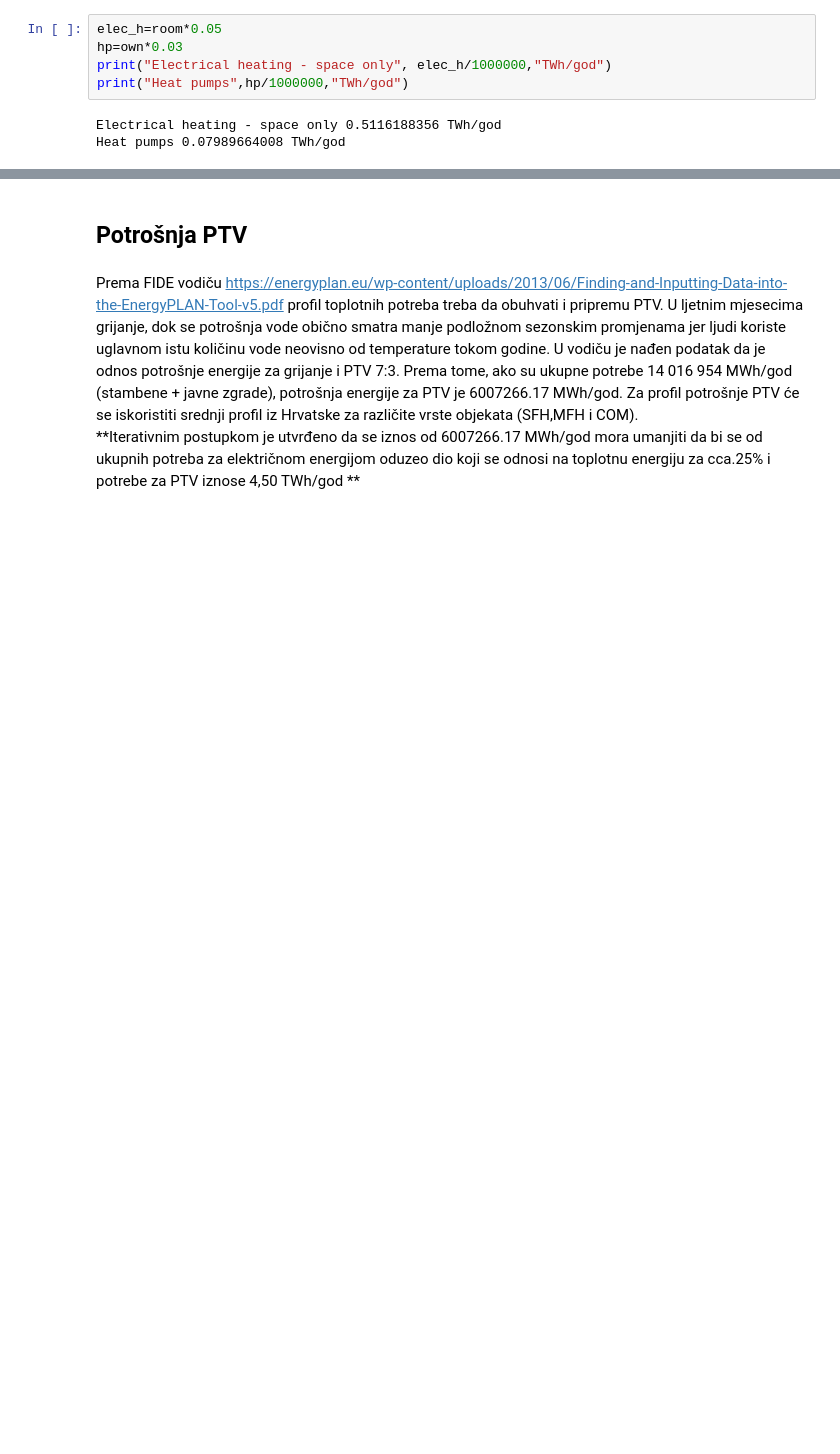
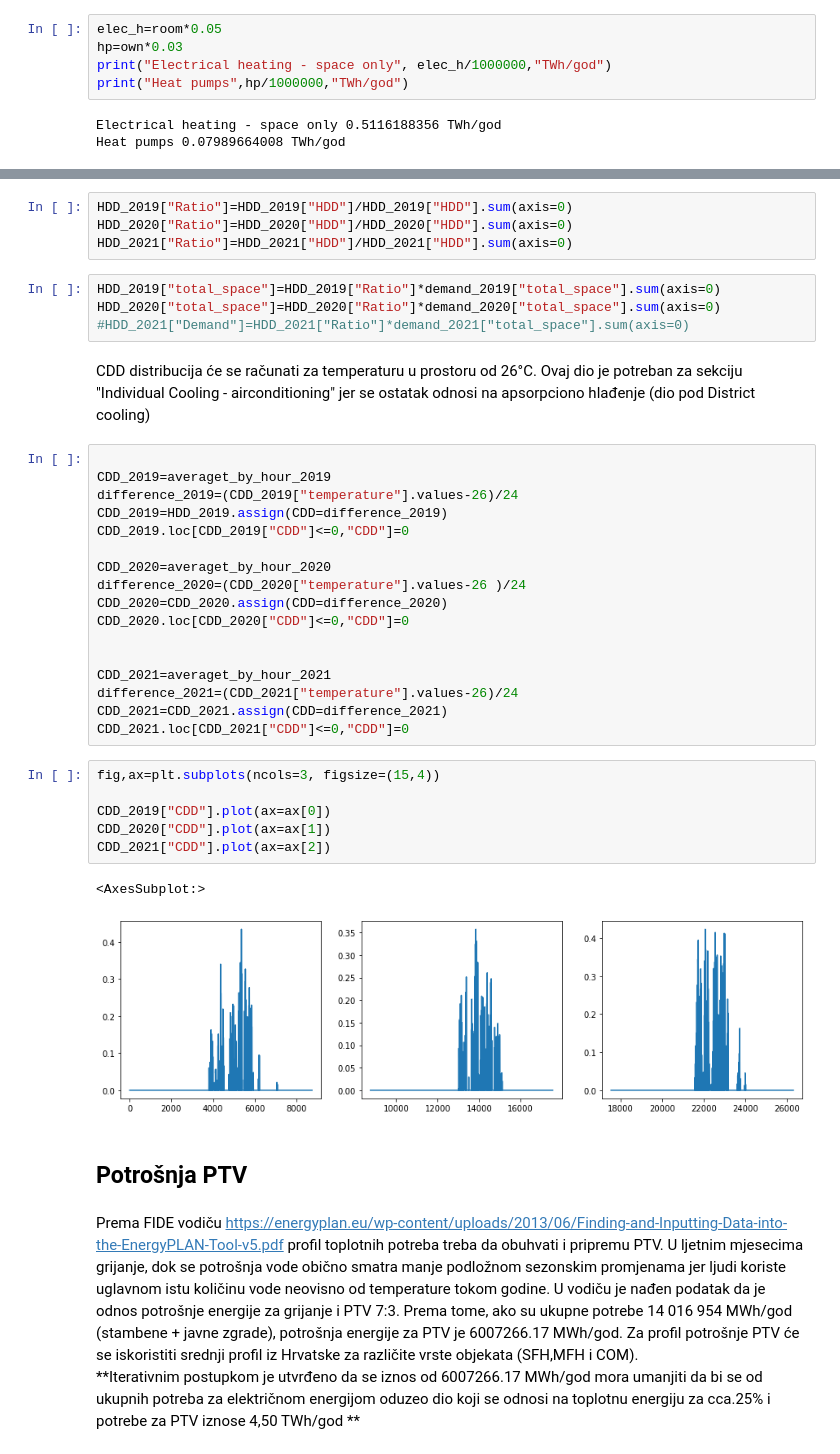
Before and after one commit to ehlimana/Electricity-analysis, a Jupyter notebook: Heat_demand.ipynb, the cells around one changed output, grey strips where cells are left out. Cells and saved outputs as stored; diff of their text form; blank space fills up the shorter version.

Commit message:
Add HDD and CDD method to Heat_demand.ipynb

```diff
--- a/Heat_demand.ipynb
+++ b/Heat_demand.ipynb
@@ -1168,3 +1295,39 @@ Heat pumps 0.07989664008 TWh/god
+# %%
+HDD_2019["Ratio"]=HDD_2019["HDD"]/HDD_2019["HDD"].sum(axis=0)
+HDD_2020["Ratio"]=HDD_2020["HDD"]/HDD_2020["HDD"].sum(axis=0)
+HDD_2021["Ratio"]=HDD_2021["HDD"]/HDD_2021["HDD"].sum(axis=0)
+# %%
+HDD_2019["total_space"]=HDD_2019["Ratio"]*demand_2019["total_space"].sum(axis=0)
+HDD_2020["total_space"]=HDD_2020["Ratio"]*demand_2020["total_space"].sum(axis=0)
+#HDD_2021["Demand"]=HDD_2021["Ratio"]*demand_2021["total_space"].sum(axis=0)
+# %% [markdown]
+CDD distribucija će se računati za temperaturu u prostoru od 26°C. Ovaj dio je potreban za sekciju "Individual Cooling - airconditioning" jer se ostatak odnosi na apsorpciono hlađenje (dio pod District cooling)
+# %%
+
+CDD_2019=averaget_by_hour_2019
+difference_2019=(CDD_2019["temperature"].values-26)/24
+CDD_2019=HDD_2019.assign(CDD=difference_2019)
+CDD_2019.loc[CDD_2019["CDD"]<=0,"CDD"]=0
+
+CDD_2020=averaget_by_hour_2020
+difference_2020=(CDD_2020["temperature"].values-26 )/24
+CDD_2020=CDD_2020.assign(CDD=difference_2020)
+CDD_2020.loc[CDD_2020["CDD"]<=0,"CDD"]=0
+
+
+CDD_2021=averaget_by_hour_2021
+difference_2021=(CDD_2021["temperature"].values-26)/24
+CDD_2021=CDD_2021.assign(CDD=difference_2021)
+CDD_2021.loc[CDD_2021["CDD"]<=0,"CDD"]=0
+# %%
+fig,ax=plt.subplots(ncols=3, figsize=(15,4))
+
+CDD_2019["CDD"].plot(ax=ax[0])
+CDD_2020["CDD"].plot(ax=ax[1])
+CDD_2021["CDD"].plot(ax=ax[2])
+# %% [output]
+<AxesSubplot:>
+[figure, added]
 # %% [markdown]
 ## Potrošnja PTV
 # %% [markdown]
```
Also changed, not shown: parts of 23 cells of this notebook, 3 other files.
